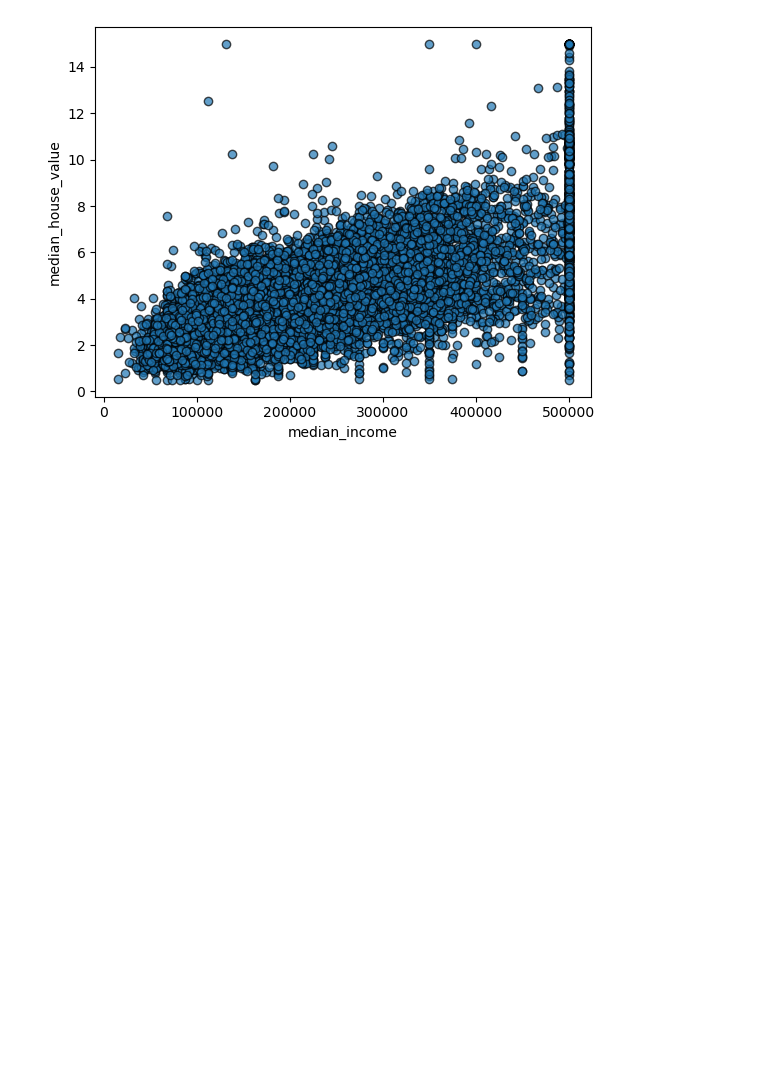
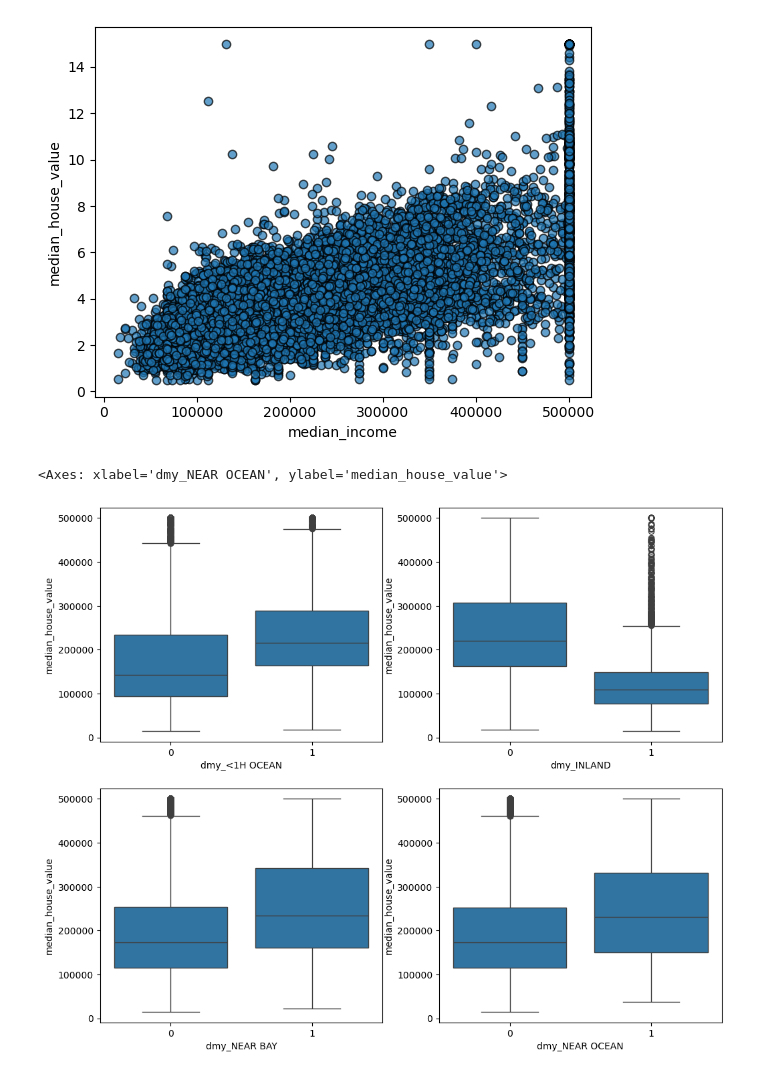
Before and after one commit to Hiba-Khaleel/california-housing-ML, a Jupyter notebook: california-housing.ipynb, the cells around one changed output. Saved outputs shown, nothing was run; the diff lists cells and outputs as text; code cells hidden in the pictures; blank space fills up the shorter version.

```diff
--- a/california-housing.ipynb
+++ b/california-housing.ipynb
@@ -200,3 +200,12 @@ plt.xlabel('median_income')
 plt.show()
 # %% [output]
 [figure]
+# %%
+fig,axes=plt.subplots(2,2,figsize=(12,10))
+sns.boxplot(data=train,x='dmy_<1H OCEAN',y='median_house_value',ax=axes[0,0])
+sns.boxplot(data=train,x='dmy_INLAND',y='median_house_value',ax=axes[0,1])
+sns.boxplot(data=train,x='dmy_NEAR BAY',y='median_house_value',ax=axes[1,0])
+sns.boxplot(data=train,x='dmy_NEAR OCEAN',y='median_house_value',ax=axes[1,1])
+# %% [output]
+<Axes: xlabel='dmy_NEAR OCEAN', ylabel='median_house_value'>
+[figure, added]
```
